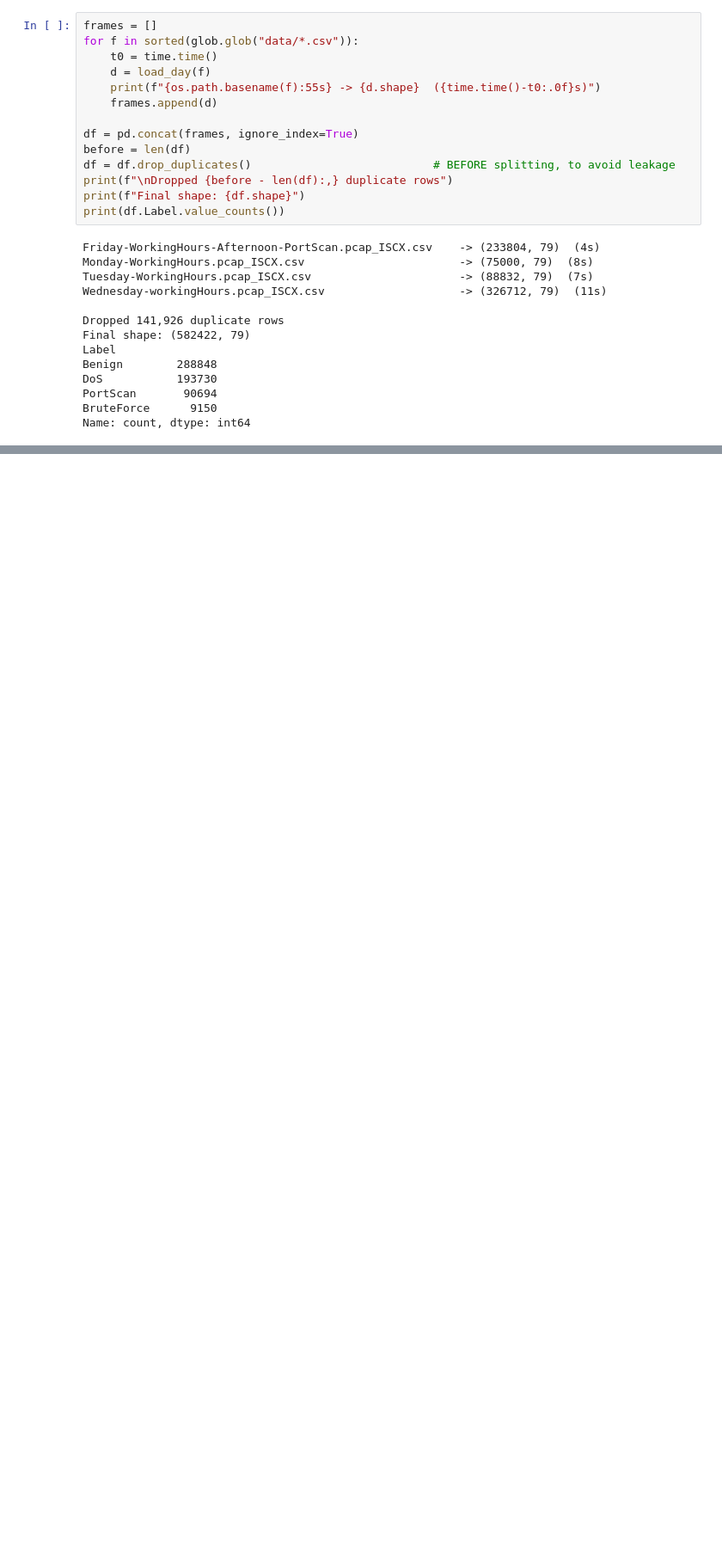
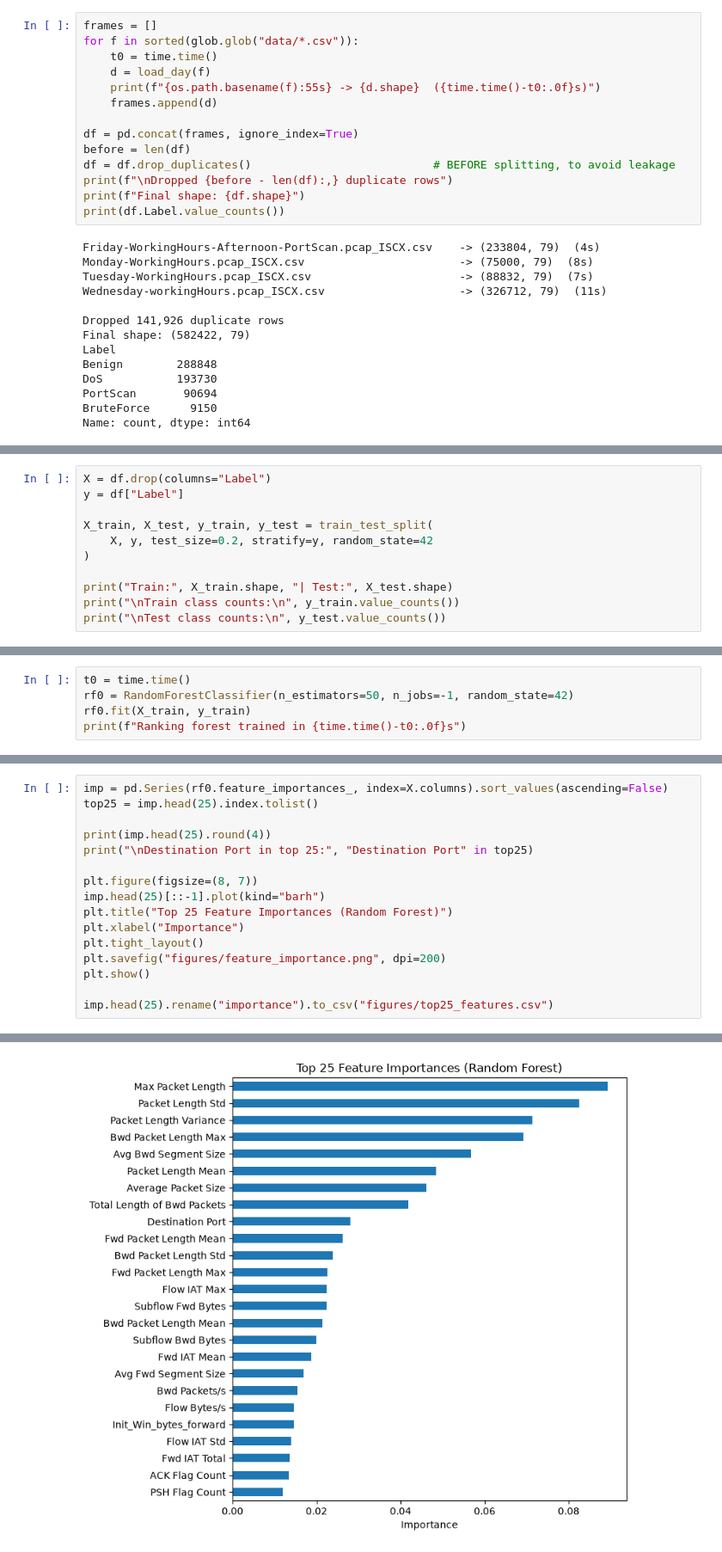
Before and after one commit to an-2210/soc-threat-intelligence-system, a Jupyter notebook: part1/part1_classifier.ipynb, the cells around one changed output, grey strips where cells are left out. Shown at 86% size. Cells and saved outputs as stored; diff of their text form; blank space fills up the shorter version.

Commit message:
Part 1: split data and select top 25 features

```diff
--- a/part1/part1_classifier.ipynb
+++ b/part1/part1_classifier.ipynb
@@ -74,0 +80,11 @@ df.to_pickle("data/clean_2017.pkl")                 # fast reload if the kernel
+# %%
+X = df.drop(columns="Label")
+y = df["Label"]
+
+X_train, X_test, y_train, y_test = train_test_split(
+    X, y, test_size=0.2, stratify=y, random_state=42
+)
+
+print("Train:", X_train.shape, "| Test:", X_test.shape)
+print("\nTrain class counts:\n", y_train.value_counts())
+print("\nTest class counts:\n", y_test.value_counts())
@@ -74,0 +109,5 @@ df.to_pickle("data/clean_2017.pkl")                 # fast reload if the kernel
+# %%
+t0 = time.time()
+rf0 = RandomForestClassifier(n_estimators=50, n_jobs=-1, random_state=42)
+rf0.fit(X_train, y_train)
+print(f"Ranking forest trained in {time.time()-t0:.0f}s")
@@ -74,0 +116,17 @@ df.to_pickle("data/clean_2017.pkl")                 # fast reload if the kernel
+# %%
+imp = pd.Series(rf0.feature_importances_, index=X.columns).sort_values(ascending=False)
+top25 = imp.head(25).index.tolist()
+
+print(imp.head(25).round(4))
+print("\nDestination Port in top 25:", "Destination Port" in top25)
+
+plt.figure(figsize=(8, 7))
+imp.head(25)[::-1].plot(kind="barh")
+plt.title("Top 25 Feature Importances (Random Forest)")
+plt.xlabel("Importance")
+plt.tight_layout()
+plt.savefig("figures/feature_importance.png", dpi=200)
+plt.show()
+
+imp.head(25).rename("importance").to_csv("figures/top25_features.csv")
+# %% [output]
@@ -74,0 +150 @@ df.to_pickle("data/clean_2017.pkl")                 # fast reload if the kernel
+[figure, added]
```
Also changed, not shown: parts of 5 cells of this notebook, 2 other files.
